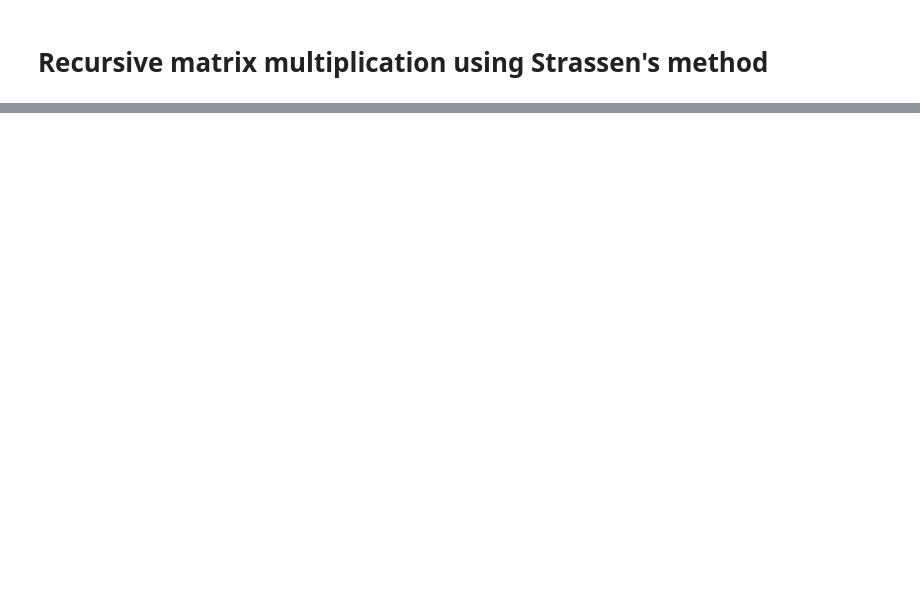
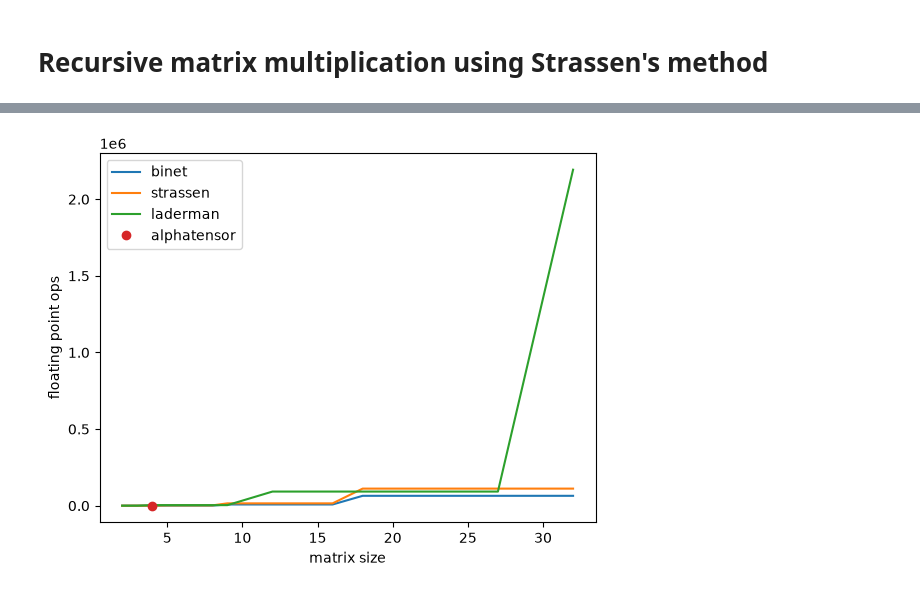
Before and after one commit to WerminskiGabriel/AGH-MatrixAlgo, a Jupyter notebook: lab1/lab1.ipynb, the cells around one changed output, grey strips where cells are left out. Saved outputs shown, nothing was run; the diff lists cells and outputs as text; code cells hidden in the pictures; blank space fills up the shorter version.

```diff
--- a/lab1/lab1.ipynb
+++ b/lab1/lab1.ipynb
@@ -119,0 +483,12 @@ for m_B in range(1, 100):
+# %%
+plt.plot(plot_sizes, binet_ops, label="binet")
+plt.plot(plot_sizes, strassen_ops, label="strassen")
+plt.plot(plot_sizes, laderman_ops, label="laderman")
+if ai_ops is not None:
+    plt.plot([4], [ai_ops], "o", label="alphatensor")
+plt.xlabel("matrix size")
+plt.ylabel("floating point ops")
+plt.legend()
+plt.show()
+# %% [output]
+[figure, added]
```
Also changed, not shown: parts of 18 cells of this notebook.
